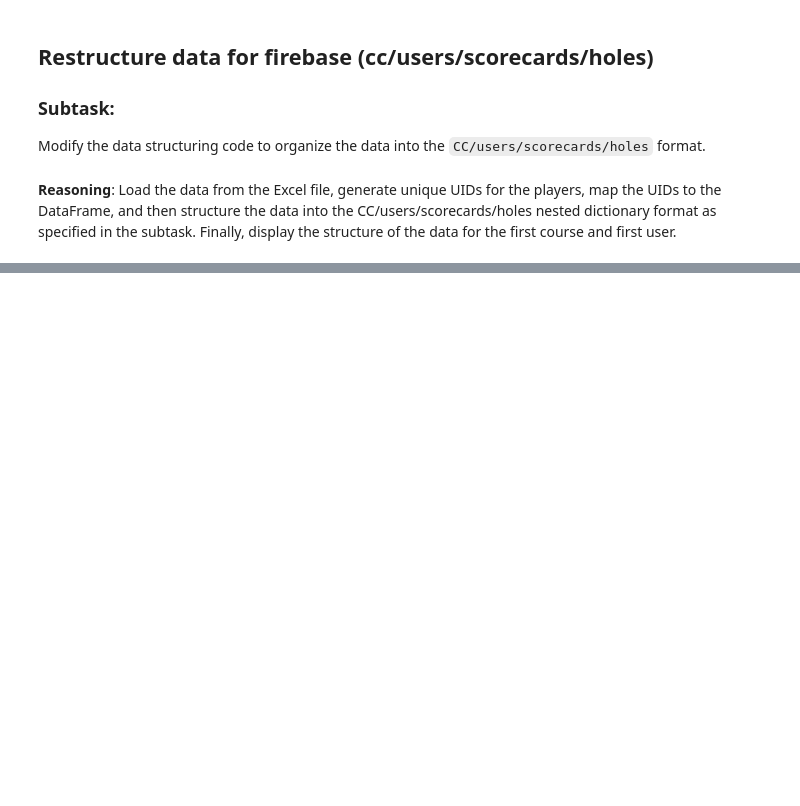
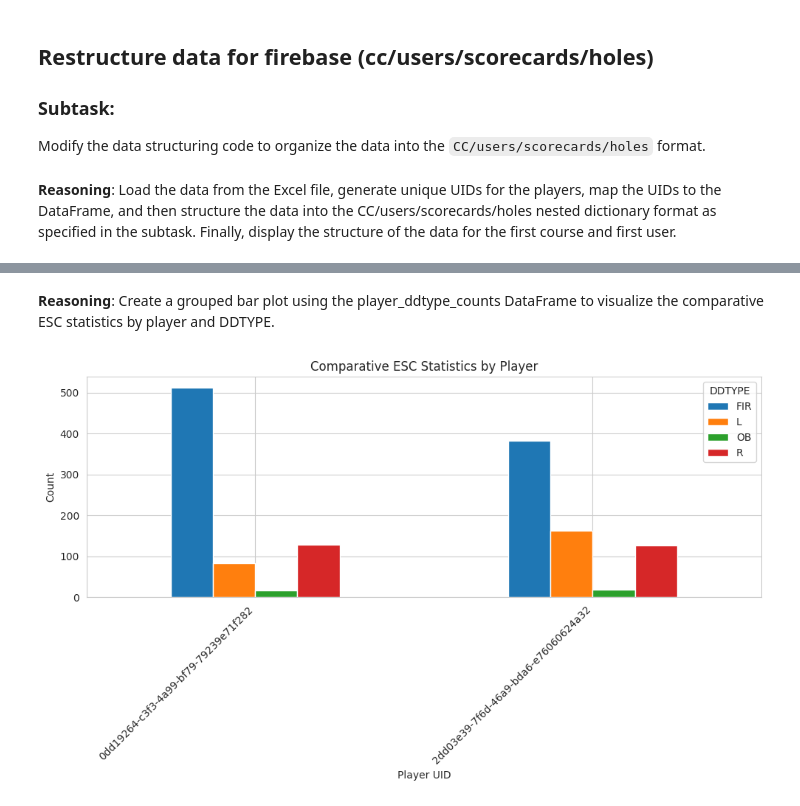
Before and after one commit to elchupacabris/DNAShot, a Jupyter notebook: masterfirebase_excel_2.ipynb, the cells around one changed output, grey strips where cells are left out. Cells and saved outputs as stored; diff of their text form; code cells hidden in the pictures; blank space fills up the shorter version.

```diff
--- a/masterfirebase_excel_2.ipynb
+++ b/masterfirebase_excel_2.ipynb
@@ -5027,0 +5539,10 @@ Error: The file /content/MASTER-FIREBASE2.xlsx was not found. Please upload the
+# %%
+# Convert the course_report_df DataFrame to a dictionary, orienting it by index
+course_report_data = course_report_df.to_dict(orient='index')
+
+# Display the first item of the resulting dictionary to verify the structure
+if course_report_data:
+    first_item_key = next(iter(course_report_data))
+    display({first_item_key: course_report_data[first_item_key]})
+else:
+    print("The course_report_data dictionary is empty.")
@@ -5101,0 +6608,10 @@ NameError: name 'nested_data_cc_users' is not defined
+# %%
+# Group by PLAYER_UID and DDTYPE and count occurrences
+player_ddtype_counts = esc_data_df_filtered.groupby(['PLAYER_UID', 'DDTYPE']).size().unstack(fill_value=0)
+
+# Rename the 'F' column to 'FIR' for clarity
+player_ddtype_counts = player_ddtype_counts.rename(columns={'F': 'FIR'})
+
+# Display the head of the resulting DataFrame
+print("ESC Statistics by Player (DDTYPE Counts):")
+display(player_ddtype_counts.head())
@@ -5101,0 +6629,30 @@ NameError: name 'nested_data_cc_users' is not defined
+# %% [markdown]
+**Reasoning**:
+Create a grouped bar plot using the player_ddtype_counts DataFrame to visualize the comparative ESC statistics by player and DDTYPE.
+# %%
+import matplotlib.pyplot as plt
+import seaborn as sns
+
+# Set up the plot style
+sns.set_style("whitegrid")
+
+# Create a grouped bar plot
+plt.figure(figsize=(10, 6))
+player_ddtype_counts.plot(kind='bar', ax=plt.gca())
+
+# Add title and labels
+plt.title('Comparative ESC Statistics by Player')
+plt.xlabel('Player UID')
+plt.ylabel('Count')
+
+# Rotate x-axis labels for readability
+plt.xticks(rotation=45, ha='right')
+
+# Add a legend
+plt.legend(title='DDTYPE')
+
+# Adjust layout and display the plot
+plt.tight_layout()
+plt.show()
+# %% [output]
+[figure, added]
```
Also changed, not shown: parts of 167 cells of this notebook.
